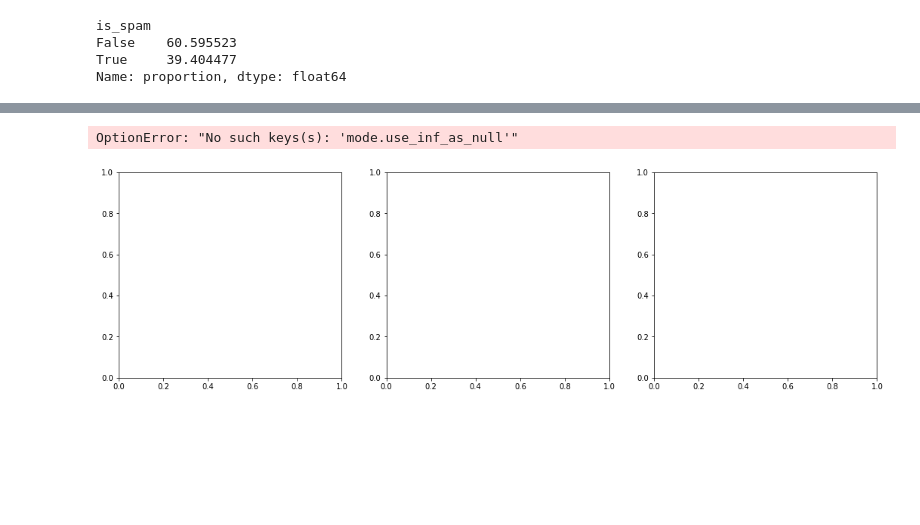
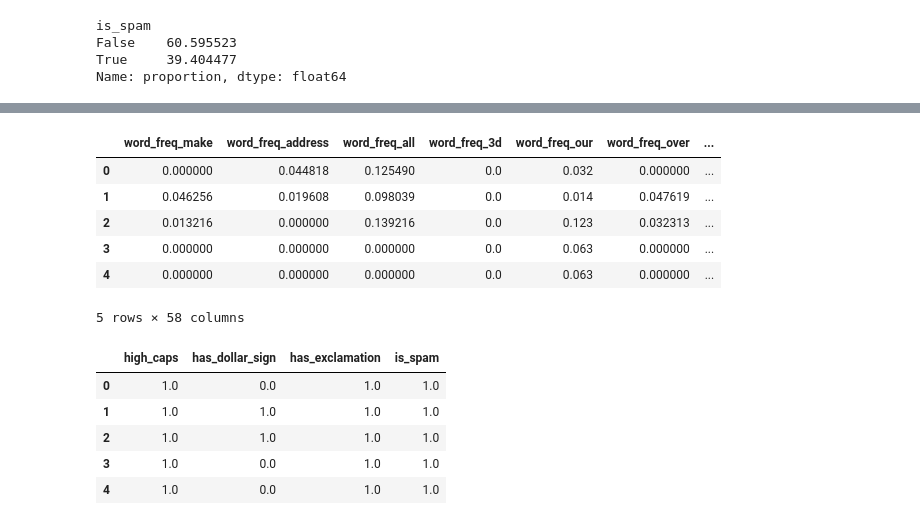
Before and after one commit to Venkatnelluri-max/Artificial-intelligence-CA--1, a Jupyter notebook: Vicky_ML_CA1.ipynb, the cells around one changed output, grey strips where cells are left out. Drawn from its saved outputs; the diff is of its cells as text; code cells hidden in the pictures; blank space fills up the shorter version.

```diff
--- a/Vicky_ML_CA1.ipynb
+++ b/Vicky_ML_CA1.ipynb
@@ -163 +198,3 @@ Name: is_spam, dtype: float64
+# %%
+df.drop_duplicates(inplace=True)
 # %%
@@ -184,22 +216,42 @@ Index(['word_freq_make', 'word_freq_address', 'word_freq_all', 'word_freq_3d',
-# %%
-# Separate spam and non-spam emails
-spam_df = df[df["is_spam"] == 1]
-non_spam_df = df[df["is_spam"] == 0]
-
-# Selected key features for visualization
-selected_features = ["word_freq_your", "char_freq_$", "capital_run_length_total"]
-
-# Create histograms
-fig, axes = plt.subplots(1, 3, figsize=(18, 5))
-
-for i, feature in enumerate(selected_features):
-    sns.histplot(spam_df[feature], bins=30, color="red", label="Spam", kde=True, ax=axes[i])
-    sns.histplot(non_spam_df[feature], bins=30, color="blue", label="Non-Spam", kde=True, ax=axes[i])
-    axes[i].set_title(f"Distribution of {feature}")
-    axes[i].legend()
-
-plt.tight_layout()
-plt.show()
-# %% [output]
-OptionError: "No such keys(s): 'mode.use_inf_as_null'"
-[figure, removed]
+# %%
+df["is_spam"] = df["is_spam"].astype(int)
+# %%
+from sklearn.preprocessing import MinMaxScaler
+
+# Initialize MinMax Scaler
+scaler = MinMaxScaler()
+
+# Exclude target column
+features = df.drop(columns=["is_spam"])
+
+# Apply MinMax scaling
+df_scaled = pd.DataFrame(scaler.fit_transform(features), columns=features.columns)
+
+# Reattach the target column
+df_scaled["is_spam"] = df["is_spam"]
+
+# Check scaled data
+df_scaled.head()
+# %% [output]
+|  | word_freq_make | word_freq_address | word_freq_all | word_freq_3d | word_freq_our | word_freq_over | ... |
+| 0 | 0.000000 | 0.044818 | 0.125490 | 0.0 | 0.032 | 0.000000 | ... |
+| 1 | 0.046256 | 0.019608 | 0.098039 | 0.0 | 0.014 | 0.047619 | ... |
+| 2 | 0.013216 | 0.000000 | 0.139216 | 0.0 | 0.123 | 0.032313 | ... |
+| 3 | 0.000000 | 0.000000 | 0.000000 | 0.0 | 0.063 | 0.000000 | ... |
+| 4 | 0.000000 | 0.000000 | 0.000000 | 0.0 | 0.063 | 0.000000 | ... |
+5 rows × 58 columns
+# %%
+# Create new features based on observations
+df_scaled["high_caps"] = (df["capital_run_length_total"] > 100).astype(int)
+df_scaled["has_dollar_sign"] = (df["char_freq_$"] > 0).astype(int)
+df_scaled["has_exclamation"] = (df["char_freq_!"] > 0).astype(int)
+
+# Check new features
+df_scaled[["high_caps", "has_dollar_sign", "has_exclamation", "is_spam"]].head()
+# %% [output]
+|  | high_caps | has_dollar_sign | has_exclamation | is_spam |
+| 0 | 1.0 | 0.0 | 1.0 | 1.0 |
+| 1 | 1.0 | 1.0 | 1.0 | 1.0 |
+| 2 | 1.0 | 1.0 | 1.0 | 1.0 |
+| 3 | 1.0 | 0.0 | 1.0 | 1.0 |
+| 4 | 1.0 | 0.0 | 1.0 | 1.0 |
```
Also changed, not shown: parts of 5 cells of this notebook.
